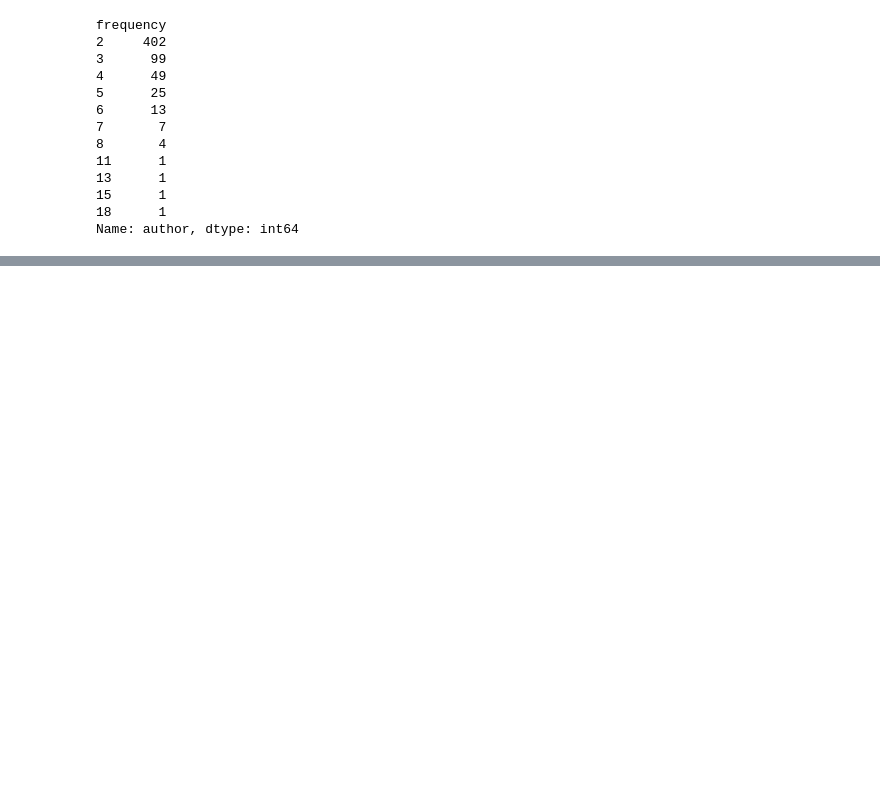
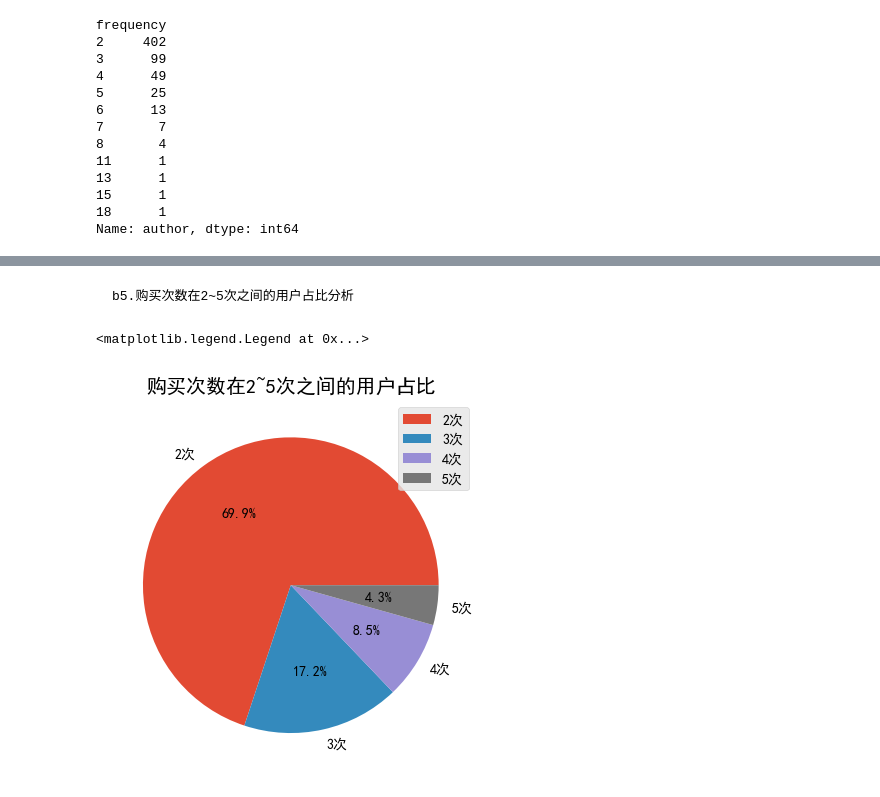
Before and after one commit to Fade-Smile/Basic-of-Data-Analyst, a Jupyter notebook: Project/4. Klook Travel.ipynb, the cells around one changed output, grey strips where cells are left out. Cells and saved outputs as stored; diff of their text form; code cells hidden in the pictures; blank space fills up the shorter version.

```diff
--- a/Project/4. Klook Travel.ipynb
+++ b/Project/4. Klook Travel.ipynb
@@ -160,0 +183,24 @@ Name: author, dtype: int64
+# %% [markdown]
+    b5.购买次数在2~5次之间的用户占比分析
+# %%
+df_frequency_gte_2 = df.groupby('author')['frequency'].count().reset_index()
+# df_frequency_gte_1.tail(60)
+#  购买次数 >= 2
+df_frequency_gte_2 = df_frequency_gte_2[df_frequency_gte_2['frequency']>=2]
+
+#  购买次数 <= 5
+values_1 = df_frequency_gte_2[df_frequency_gte_2['frequency']<=5].groupby('frequency')['frequency'].count()
+
+#  绘制饼图
+labels= ['2次','3次','4次','5次']
+plt.pie(values_1,labels=labels, autopct='%1.1f%%')
+plt.title('购买次数在2~5次之间的用户占比')
+plt.legend()
+
+#  在购物次数在2~5次的用户中，其中消费2次的占比70%，消费3次占比17%，4次占比8.5%，5次占比4.3%
+#  消费2, 3次的用户依然很重要
+#  消费次数在4, 5比重较少，需要针对性的对2, 3次的用户进行引导
+#  消费次数在1次的用户，可以尝试转化到消费2, 3次
+# %% [output]
+<matplotlib.legend.Legend at 0x...>
+[figure, added]
```
Also changed, not shown: parts of 17 cells of this notebook.
